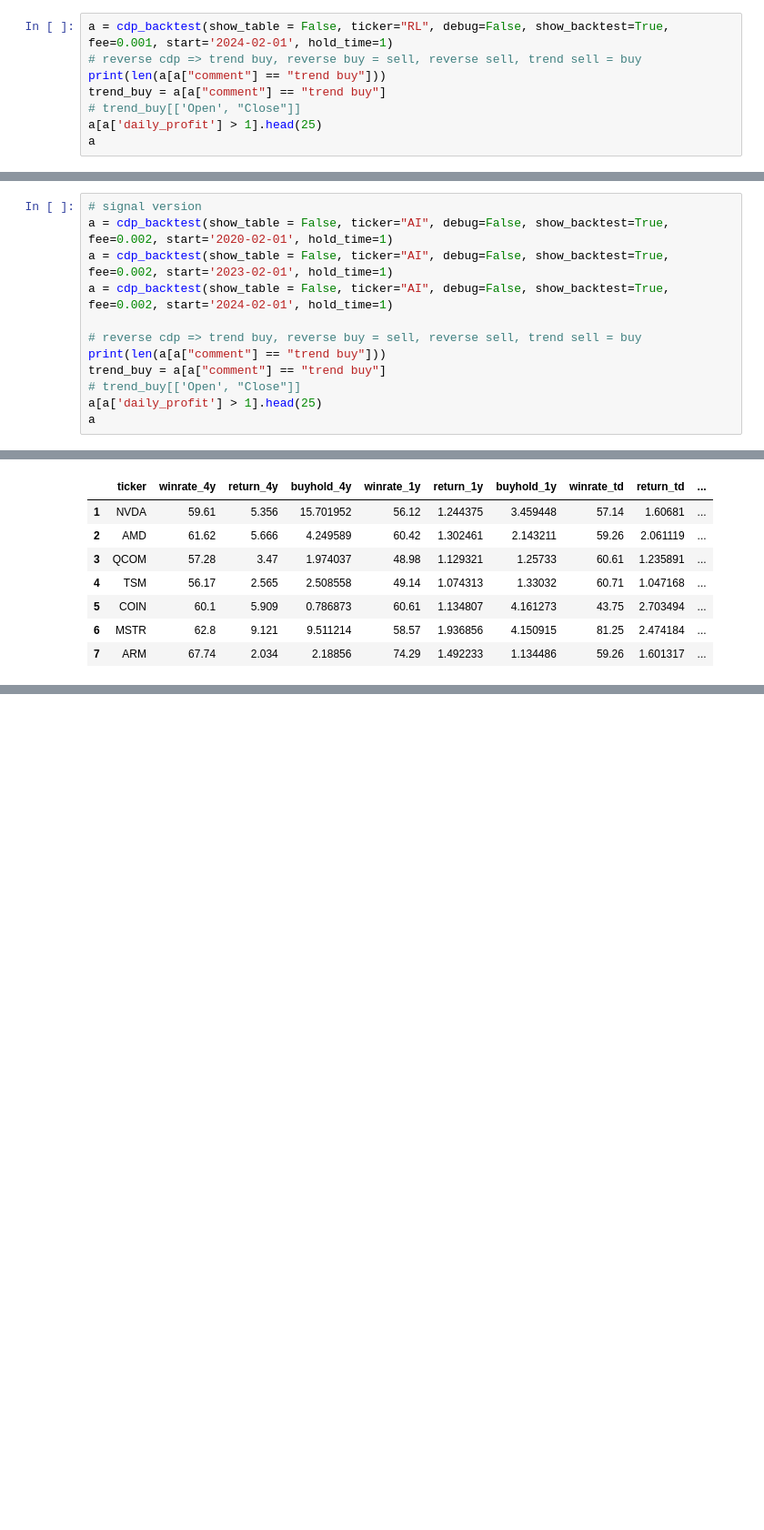
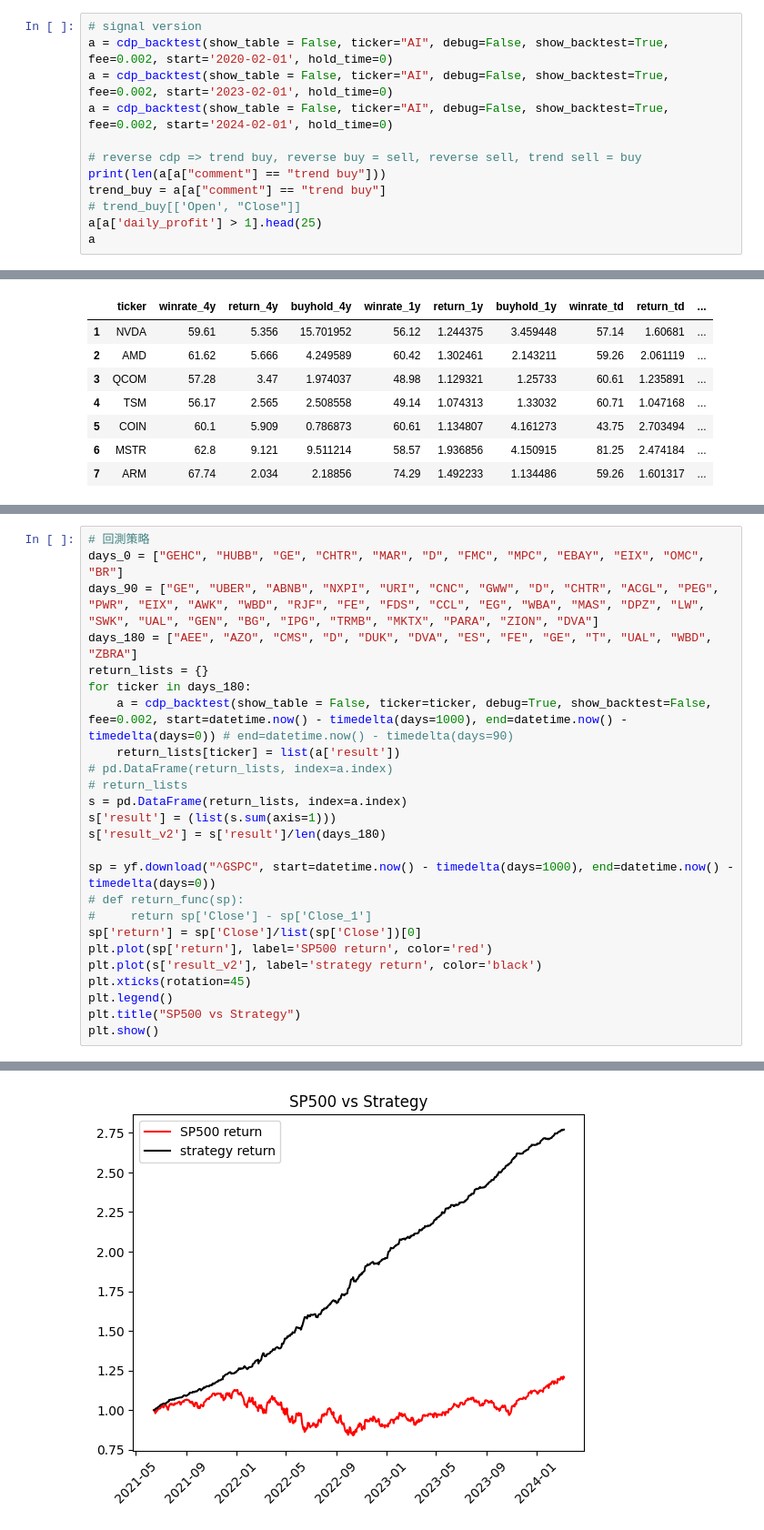
Before and after one commit to tsungyou/CDP_ZacksRank_TW1000, a Jupyter notebook: Daily/CDP_tech_test.ipynb, the cells around one changed output, grey strips where cells are left out. Shown at 91% size. Cells and saved outputs as stored; diff of their text form; blank space fills up the shorter version.

```diff
--- a/Daily/CDP_tech_test.ipynb
+++ b/Daily/CDP_tech_test.ipynb
@@ -200,5 +496,9 @@ IndexError: list index out of range
 # %%
-a = cdp_backtest(show_table = False, ticker="RL", debug=False, show_backtest=True, fee=0.001, start='2024-02-01', hold_time=1)
+# signal version
+a = cdp_backtest(show_table = False, ticker="AI", debug=False, show_backtest=True, fee=0.002, start='2020-02-01', hold_time=0)
+a = cdp_backtest(show_table = False, ticker="AI", debug=False, show_backtest=True, fee=0.002, start='2023-02-01', hold_time=0)
+a = cdp_backtest(show_table = False, ticker="AI", debug=False, show_backtest=True, fee=0.002, start='2024-02-01', hold_time=0)
+
 # reverse cdp => trend buy, reverse buy = sell, reverse sell, trend sell = buy
 print(len(a[a["comment"] == "trend buy"]))
 trend_buy = a[a["comment"] == "trend buy"]
@@ -244,12 +575,0 @@ winrate:  72.73 %
-# %%
-# signal version
-a = cdp_backtest(show_table = False, ticker="AI", debug=False, show_backtest=True, fee=0.002, start='2020-02-01', hold_time=1)
-a = cdp_backtest(show_table = False, ticker="AI", debug=False, show_backtest=True, fee=0.002, start='2023-02-01', hold_time=1)
-a = cdp_backtest(show_table = False, ticker="AI", debug=False, show_backtest=True, fee=0.002, start='2024-02-01', hold_time=1)
-
-# reverse cdp => trend buy, reverse buy = sell, reverse sell, trend sell = buy
-print(len(a[a["comment"] == "trend buy"]))
-trend_buy = a[a["comment"] == "trend buy"]
-# trend_buy[['Open', "Close"]]
-a[a['daily_profit'] > 1].head(25)
-a
@@ -779,0 +612,26 @@ winrate:  52.99 %
+# %%
+# 回測策略
+days_0 = ["GEHC", "HUBB", "GE", "CHTR", "MAR", "D", "FMC", "MPC", "EBAY", "EIX", "OMC", "BR"]
+days_90 = ["GE", "UBER", "ABNB", "NXPI", "URI", "CNC", "GWW", "D", "CHTR", "ACGL", "PEG", "PWR", "EIX", "AWK", "WBD", "RJF", "FE", "FDS", "CCL", "EG", "WBA", "MAS", "DPZ", "LW", "SWK", "UAL", "GEN", "BG", "IPG", "TRMB", "MKTX", "PARA", "ZION", "DVA"]
+days_180 = ["AEE", "AZO", "CMS", "D", "DUK", "DVA", "ES", "FE", "GE", "T", "UAL", "WBD", "ZBRA"]
+return_lists = {}
+for ticker in days_180:
+    a = cdp_backtest(show_table = False, ticker=ticker, debug=True, show_backtest=False, fee=0.002, start=datetime.now() - timedelta(days=1000), end=datetime.now() - timedelta(days=0)) # end=datetime.now() - timedelta(days=90)
+    return_lists[ticker] = list(a['result'])
+# pd.DataFrame(return_lists, index=a.index)
+# return_lists
+s = pd.DataFrame(return_lists, index=a.index)
+s['result'] = (list(s.sum(axis=1)))
+s['result_v2'] = s['result']/len(days_180)
+
+sp = yf.download("^GSPC", start=datetime.now() - timedelta(days=1000), end=datetime.now() - timedelta(days=0))
+# def return_func(sp):
+#     return sp['Close'] - sp['Close_1']
+sp['return'] = sp['Close']/list(sp['Close'])[0]
+plt.plot(sp['return'], label='SP500 return', color='red')
+plt.plot(s['result_v2'], label='strategy return', color='black')
+plt.xticks(rotation=45)
+plt.legend()
+plt.title("SP500 vs Strategy")
+plt.show()
+# %% [output]
@@ -779,0 +656 @@ winrate:  52.99 %
+[figure, added]
```
Also changed, not shown: parts of 16 cells of this notebook, 9 other files.
